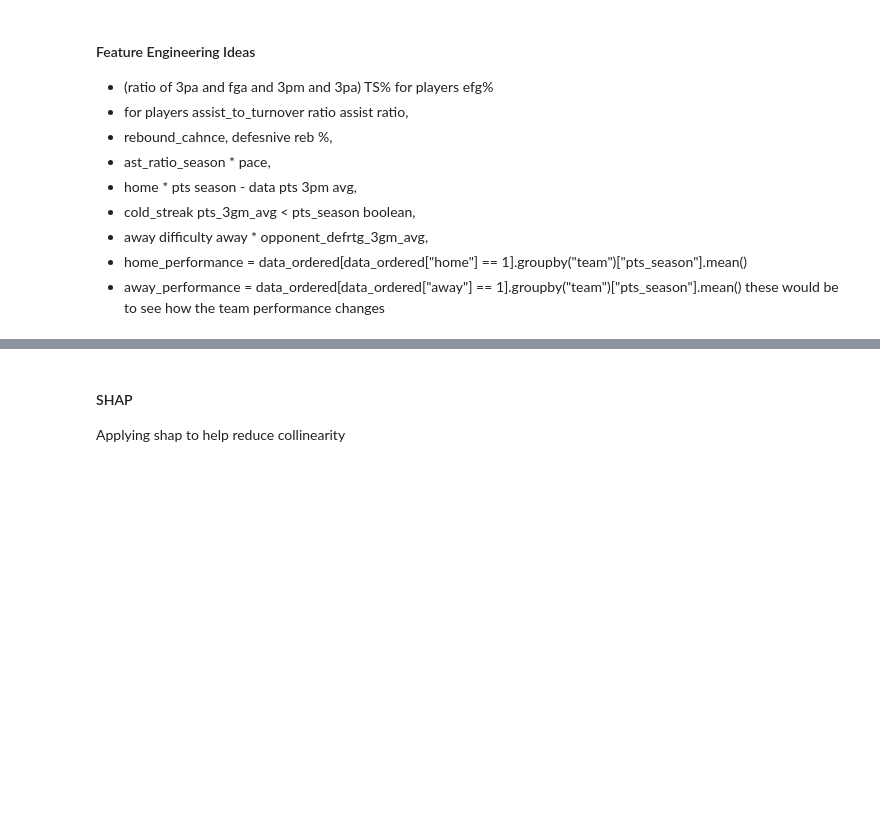
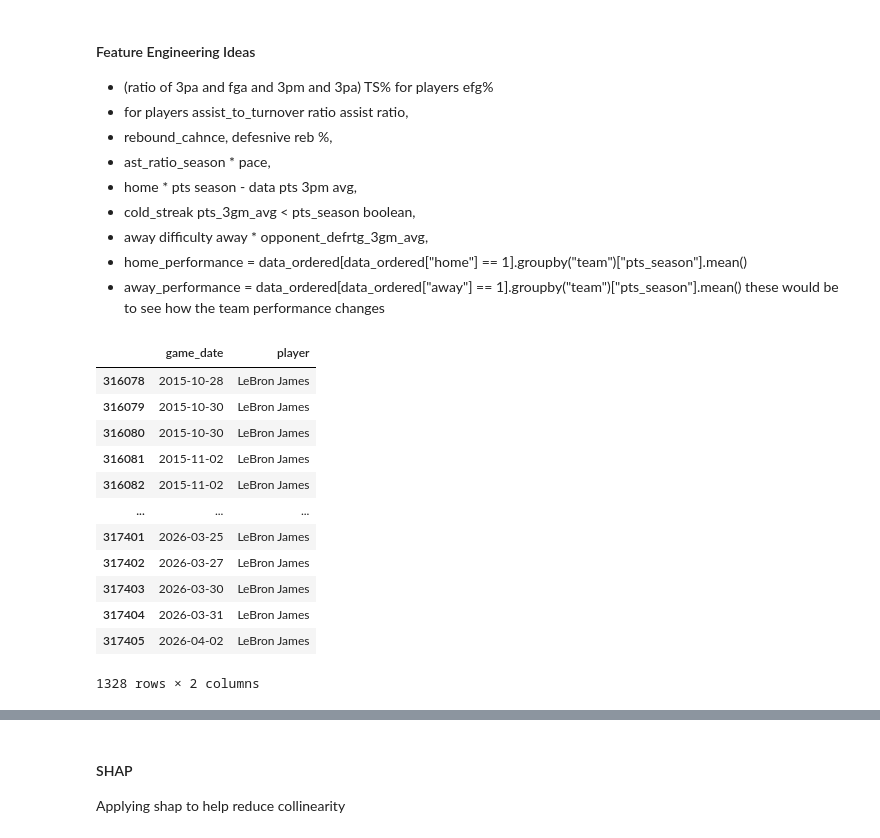
Before and after one commit to Aportra/nba-bet, a Jupyter notebook: models/building_models.ipynb, the cells around one changed output, grey strips where cells are left out. Cells and saved outputs as stored; diff of their text form; code cells hidden in the pictures; blank space fills up the shorter version.

```diff
--- a/models/building_models.ipynb
+++ b/models/building_models.ipynb
@@ -113,3 +69,6 @@ IndexError: index 0 is out of bounds for axis 0 with size 0
+# %%
+
+data_ordered = full_data.copy()
 # %% [markdown]
 #### Feature Engineering Ideas
 
@@ -124,7 +83,21 @@ IndexError: index 0 is out of bounds for axis 0 with size 0
 * away_performance = data_ordered[data_ordered["away"] == 1].groupby("team")["pts_season"].mean() these would be to see how the team performance changes
 # %%
 data_ordered = data_ordered.groupby(['player','season']).apply(lambda x: x.iloc[3:]).reset_index(drop=True)
-# %%
-data_ordered.sort_values(by='game_date',inplace=True)
+# %%
+data_ordered[data_ordered['player']=='LeBron James'][['game_date','player']]
+# %% [output]
+|  | game_date | player |
+| 316078 | 2015-10-28 | LeBron James |
+| 316079 | 2015-10-30 | LeBron James |
+| 316080 | 2015-10-30 | LeBron James |
+| 316081 | 2015-11-02 | LeBron James |
+| 316082 | 2015-11-02 | LeBron James |
+| ... | ... | ... |
+| 317401 | 2026-03-25 | LeBron James |
+| 317402 | 2026-03-27 | LeBron James |
+| 317403 | 2026-03-30 | LeBron James |
+| 317404 | 2026-03-31 | LeBron James |
+| 317405 | 2026-04-02 | LeBron James |
+1328 rows × 2 columns
 # %%
 data_ordered['game_date'] = pd.to_datetime(data_ordered['game_date'])
```
Also changed, not shown: parts of 18 cells of this notebook, 1 other file.
